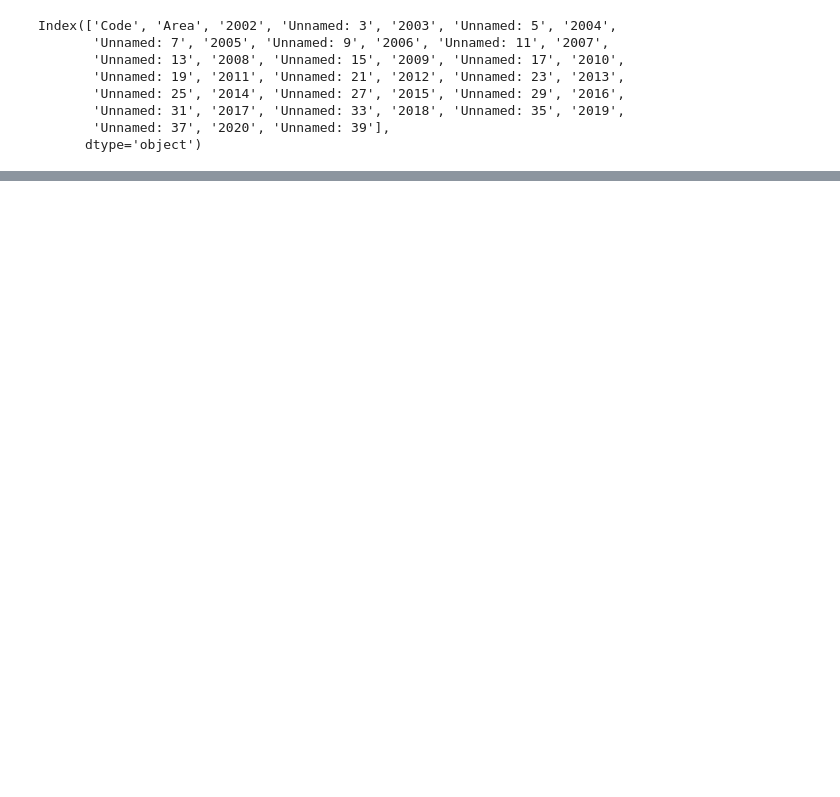
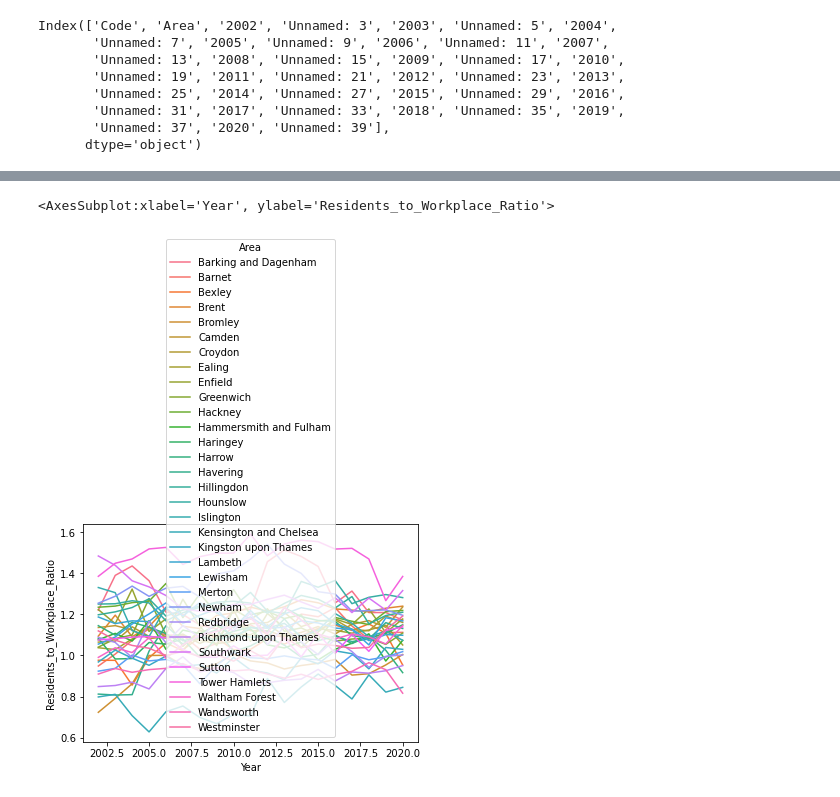
Before and after one commit to MurrayChapman17/QMAssessment3Code, a Jupyter notebook: AssessmentCode.ipynb, the cells around one changed output, grey strips where cells are left out. Drawn from its saved outputs; the diff is of its cells as text; code cells hidden in the pictures; blank space fills up the shorter version.

```diff
--- a/AssessmentCode.ipynb
+++ b/AssessmentCode.ipynb
@@ -320,0 +406,8 @@ Index(['Code', 'Area', '2002', 'Unnamed: 3', '2003', 'Unnamed: 5', '2004',
+# %%
+# I need the dataframe to be "long" to calculate year by year
+workplace_earnings_long = pd.melt(workplace_earnings_processed,
+                                  id_vars = ['Code','Area'],
+                                  value_vars = colnames_to_merge, # This isn't strictly necessary!
+                                  var_name = 'Year',
+                                  value_name = 'Average_Pay_Workplace(£)')
+workplace_earnings_long.head()
@@ -320,0 +421,8 @@ Index(['Code', 'Area', '2002', 'Unnamed: 3', '2003', 'Unnamed: 5', '2004',
+# %%
+# Now I can merge the two and create the new variable
+y_merged = workplace_earnings_long.merge(residents_earnings_long,
+                                         on=['Area','Year'],
+                                             # Both the borough and the year have to match
+                                             # I have to use "Area" because the code is old
+                                         how='inner')
+y_merged.head()
@@ -320,0 +436,10 @@ Index(['Code', 'Area', '2002', 'Unnamed: 3', '2003', 'Unnamed: 5', '2004',
+# %%
+# Drop na rows and remove rows with na values
+y_merged.dropna(subset = ['Average_Pay_Workplace(£)','Average_Pay_Residents(£)'])
+y_merged['Average_Pay_Workplace(£)'] = y_merged['Average_Pay_Workplace(£)'].astype('float')
+y_merged['Average_Pay_Residents(£)'] = y_merged['Average_Pay_Residents(£)'].astype('float')
+# I also want the year stored as an integer for the graph
+y_merged['Year'] = y_merged['Year'].astype('int')
+# Create new column
+y_merged['Residents_to_Workplace_Ratio'] = y_merged['Average_Pay_Workplace(£)'] / y_merged['Average_Pay_Residents(£)']
+y_merged.head()
@@ -320,0 +453,11 @@ Index(['Code', 'Area', '2002', 'Unnamed: 3', '2003', 'Unnamed: 5', '2004',
+# %%
+# I now need to get rid of non-London areas
+y_merged = y_merged[y_merged['Code'].str.contains('E09') == True]
+# %%
+sns.lineplot(data=y_merged,
+             x='Year',
+             y='Residents_to_Workplace_Ratio',
+             hue='Area')
+# %% [output]
+<AxesSubplot:xlabel='Year', ylabel='Residents_to_Workplace_Ratio'>
+[figure, added]
```
Also changed, not shown: parts of 51 cells of this notebook, 9 other files.
